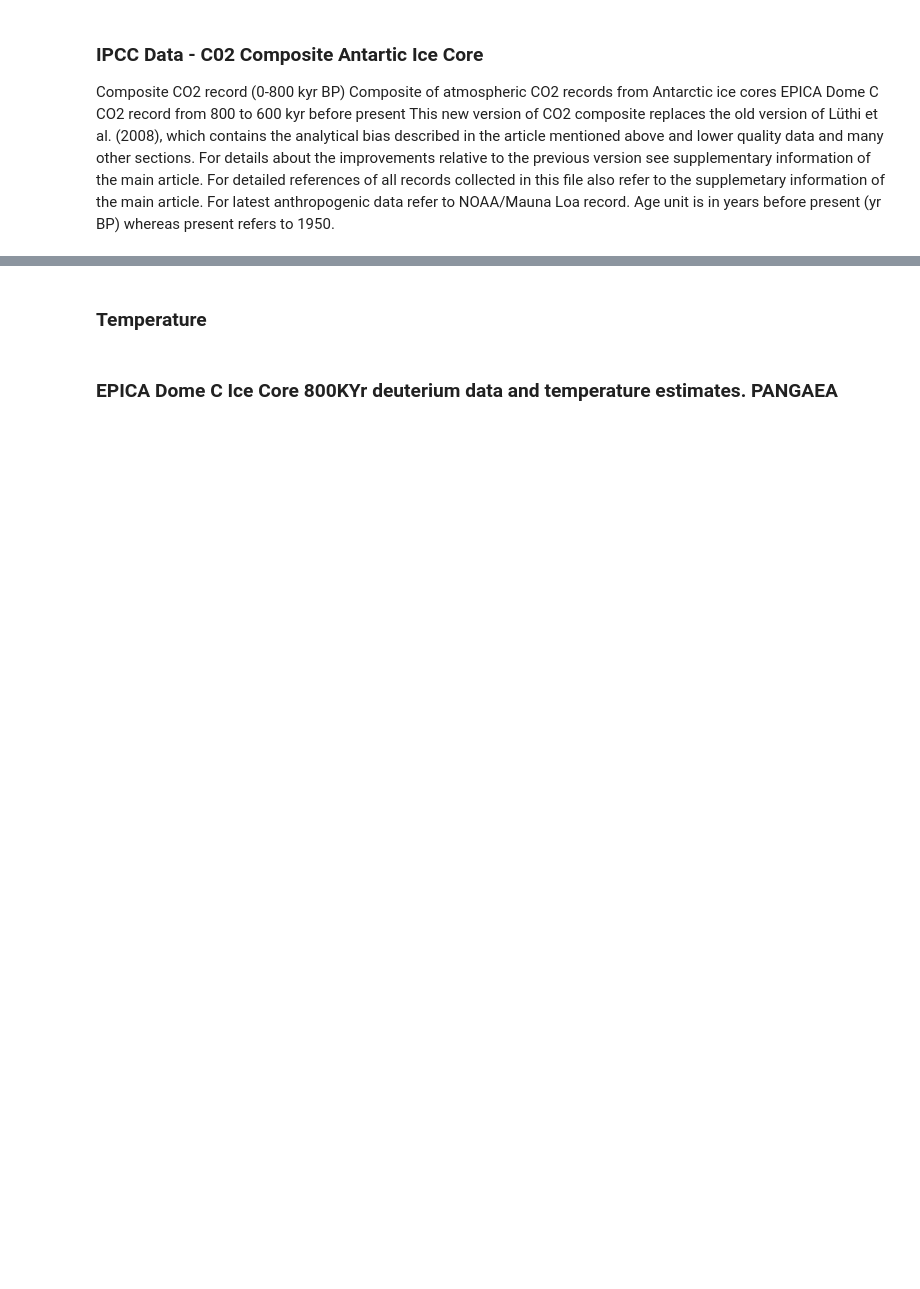
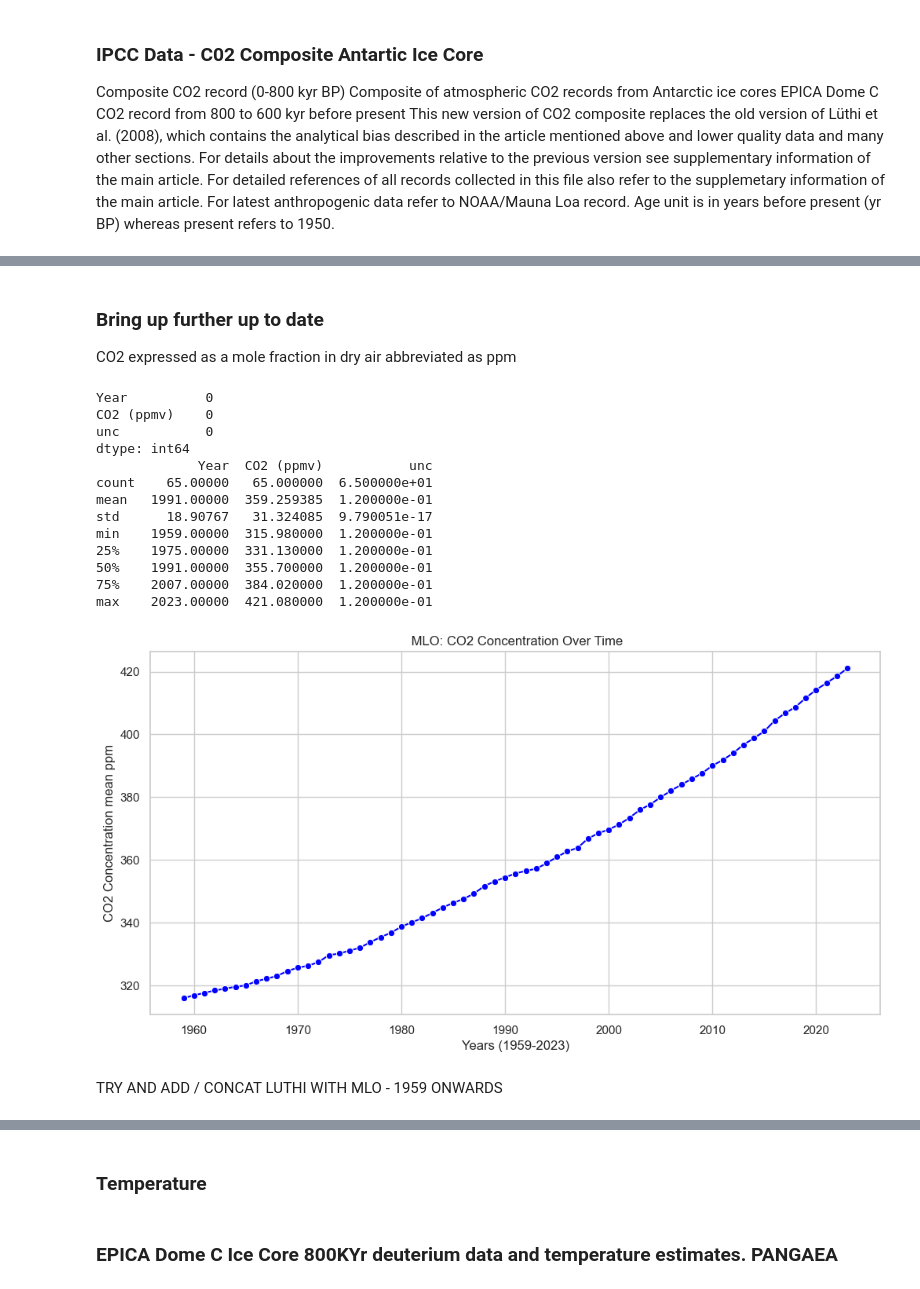
Before and after one commit to Sarahlouhast/Programming-for-Data-Analytics-Project-2, a Jupyter notebook: project.ipynb, the cells around one changed output, grey strips where cells are left out. Saved outputs shown, nothing was run; the diff lists cells and outputs as text; code cells hidden in the pictures; blank space fills up the shorter version.

```diff
--- a/project.ipynb
+++ b/project.ipynb
@@ -232,0 +253,45 @@ plt.show()
+# %% [markdown]
+### Bring up further up to date
+CO2 expressed as a mole fraction in dry air  abbreviated as ppm
+# %%
+# Specify the path to your Excel file
+file_path = './data/co2_annmean_mlo.csv'
+
+# Read the specified sheet into a Pandas DataFrame
+co2mlo = pd.read_csv(file_path, skiprows=43, index_col=None)
+# Rename columns
+co2mlo = co2mlo.rename(columns={'year': 'Year', 'mean': 'CO2 (ppmv)'})
+
+print(co2mlo.isnull().sum())
+print(co2mlo.describe())
+co2mlo.head()
+
+# Set Seaborn style
+sns.set(style="whitegrid")
+
+# Plot the data using Seaborn
+plt.figure(figsize=(12, 6))
+sns.lineplot(x='Year', y='CO2 (ppmv)', data=co2mlo, marker='o', color='blue', ci=None)
+
+# Adding labels and title
+plt.xlabel('Years (1959-2023)')
+plt.ylabel('CO2 Concentration mean ppm')
+plt.title(' MLO: CO2 Concentration Over Time')
+plt.show()
+# %% [output]
+Year          0
+CO2 (ppmv)    0
+unc           0
+dtype: int64
+             Year  CO2 (ppmv)           unc
+count    65.00000   65.000000  6.500000e+01
+mean   1991.00000  359.259385  1.200000e-01
+std      18.90767   31.324085  9.790051e-17
+min    1959.00000  315.980000  1.200000e-01
+25%    1975.00000  331.130000  1.200000e-01
+50%    1991.00000  355.700000  1.200000e-01
+75%    2007.00000  384.020000  1.200000e-01
+max    2023.00000  421.080000  1.200000e-01
+[figure, added]
+# %% [markdown]
+TRY AND ADD / CONCAT LUTHI WITH MLO - 1959 ONWARDS
```
Also changed, not shown: parts of 30 cells of this notebook, 3 other files.
